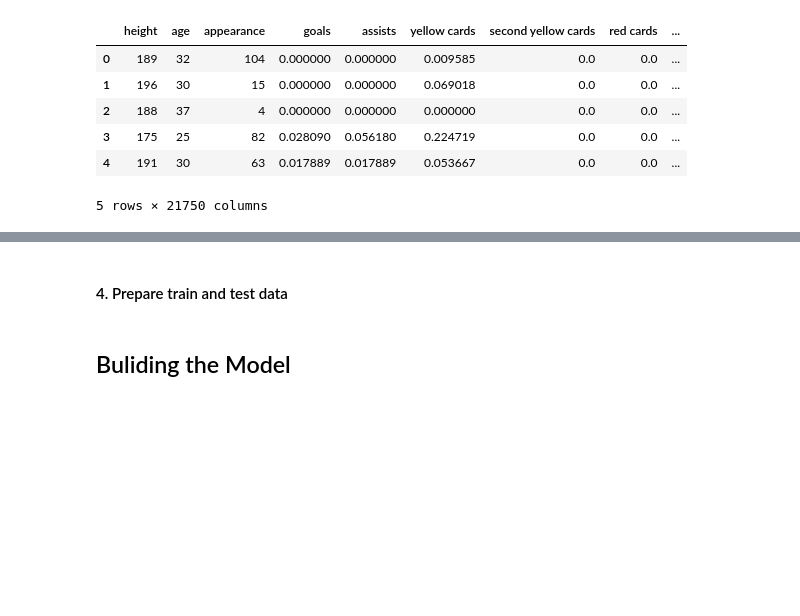
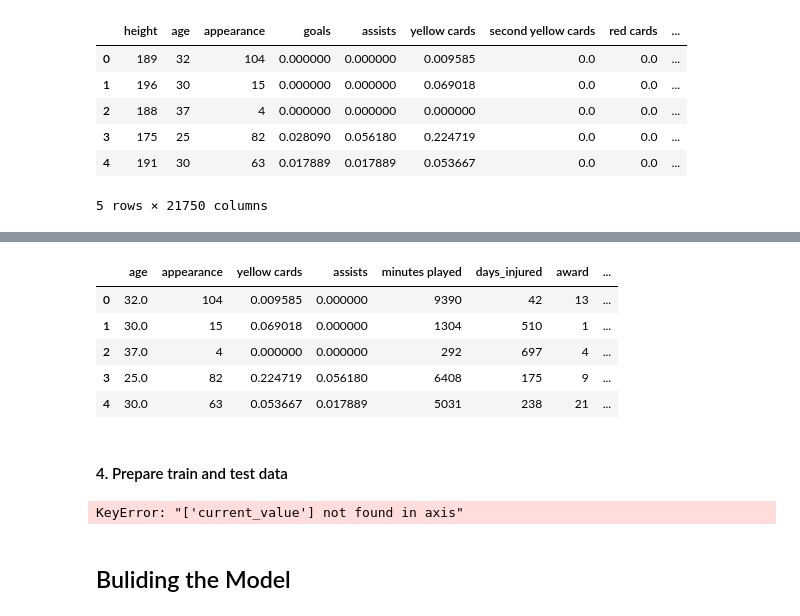
Before and after one commit to Tuwaiq-DS-ML-bootcamp-V-6/Use-case-7, a Jupyter notebook: EDA explain template.ipynb, the cells around one changed output, grey strips where cells are left out. Drawn from its saved outputs; the diff is of its cells as text; code cells hidden in the pictures; blank space fills up the shorter version.

```diff
--- a/EDA explain template.ipynb
+++ b/EDA explain template.ipynb
@@ -400,3 +403,22 @@ df.head()
 | 3 | 175 | 25 | 82 | 0.028090 | 0.056180 | 0.224719 | 0.0 | 0.0 | ... |
 | 4 | 191 | 30 | 63 | 0.017889 | 0.017889 | 0.053667 | 0.0 | 0.0 | ... |
 5 rows × 21750 columns
+# %%
+p15 = df['current_value'].quantile(0.15)
+p85 = df['current_value'].quantile(0.85)
+
+
+def categorize_price(price):
+    if price < p15:
+        return 'Low_value'
+    elif price < p85:
+        return 'Medium_value'
+    else:
+        return 'High_value'
+
+
+df['player_price_category'] = df['current_value'].apply(categorize_price)
+
+df.drop('current_value', axis=1, inplace=True)
+
+print(df['player_price_category'].value_counts())
@@ -402,0 +430,3 @@ df.head()
+# %%
+encoder = LabelEncoder()
+df['player_price_category_encoded'] = encoder.fit_transform(df['player_price_category'])
@@ -403,3 +459,16 @@ df.head()
+# %%
+selected_features = [ 'age', 'appearance',  'yellow cards','assists',
+           'minutes played', 'days_injured', 'award','player_price_category_encoded']
+# %%
+df = df[selected_features]
+df.head()
+# %% [output]
+|  | age | appearance | yellow cards | assists | minutes played | days_injured | award | ... |
+| 0 | 32.0 | 104 | 0.009585 | 0.000000 | 9390 | 42 | 13 | ... |
+| 1 | 30.0 | 15 | 0.069018 | 0.000000 | 1304 | 510 | 1 | ... |
+| 2 | 37.0 | 4 | 0.000000 | 0.000000 | 292 | 697 | 4 | ... |
+| 3 | 25.0 | 82 | 0.224719 | 0.056180 | 6408 | 175 | 9 | ... |
+| 4 | 30.0 | 63 | 0.053667 | 0.017889 | 5031 | 238 | 21 | ... |
 # %% [markdown]
 #### 4. Prepare train and test data
 # %%
@@ -408,3 +477,10 @@ y = df['current_value']
 
 
 X_train,X_test,y_train,y_test=train_test_split(X,y,test_size=0.2,random_state=42)
+
+scaler = StandardScaler()
+scaler.fit(X_train)
+X_train_scaled = scaler.transform(X_train)
+X_test_scaled = scaler.transform(X_test)
+# %% [output]
+KeyError: "['current_value'] not found in axis"
```
Also changed, not shown: parts of 47 cells of this notebook, 1 other file.
